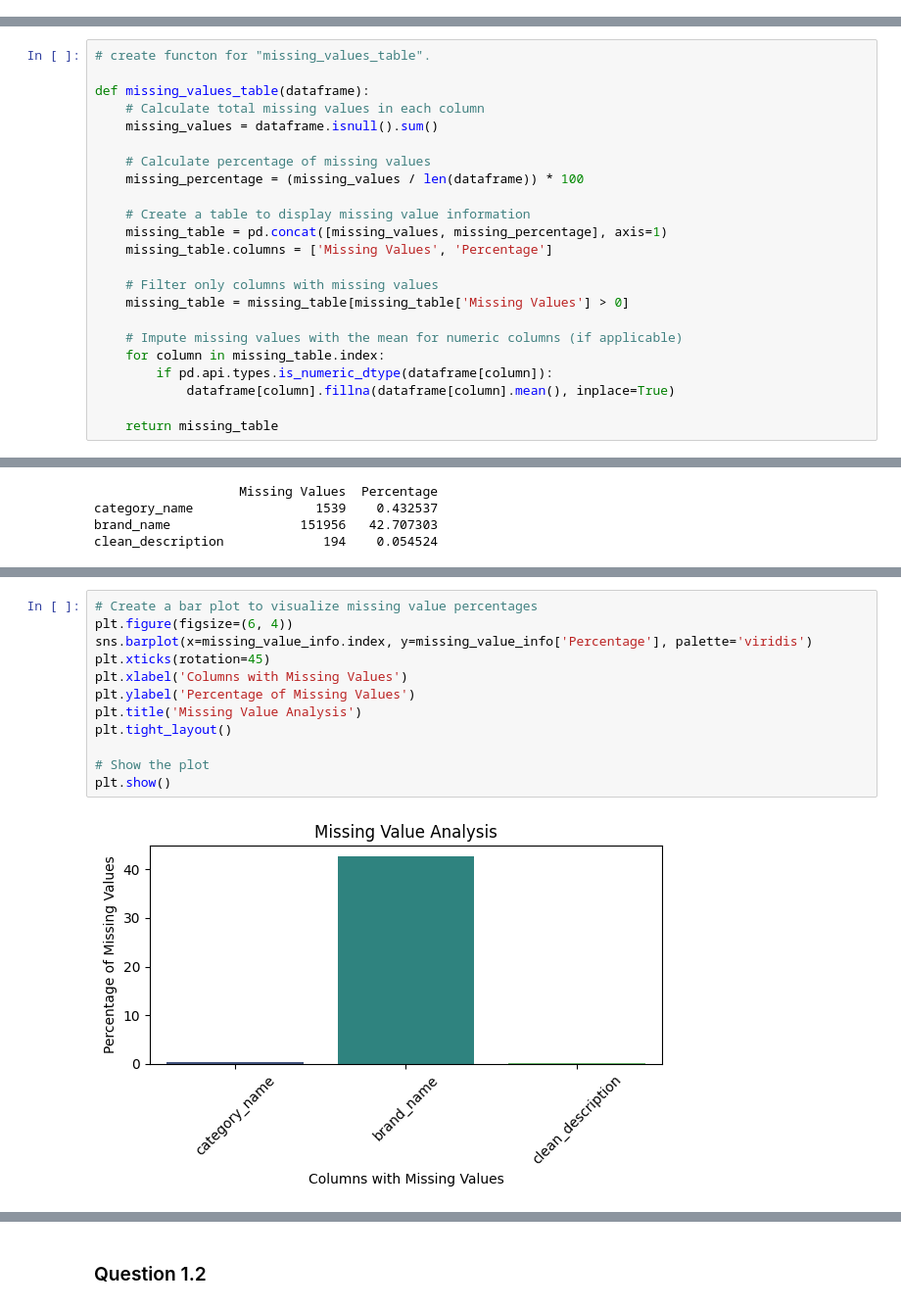
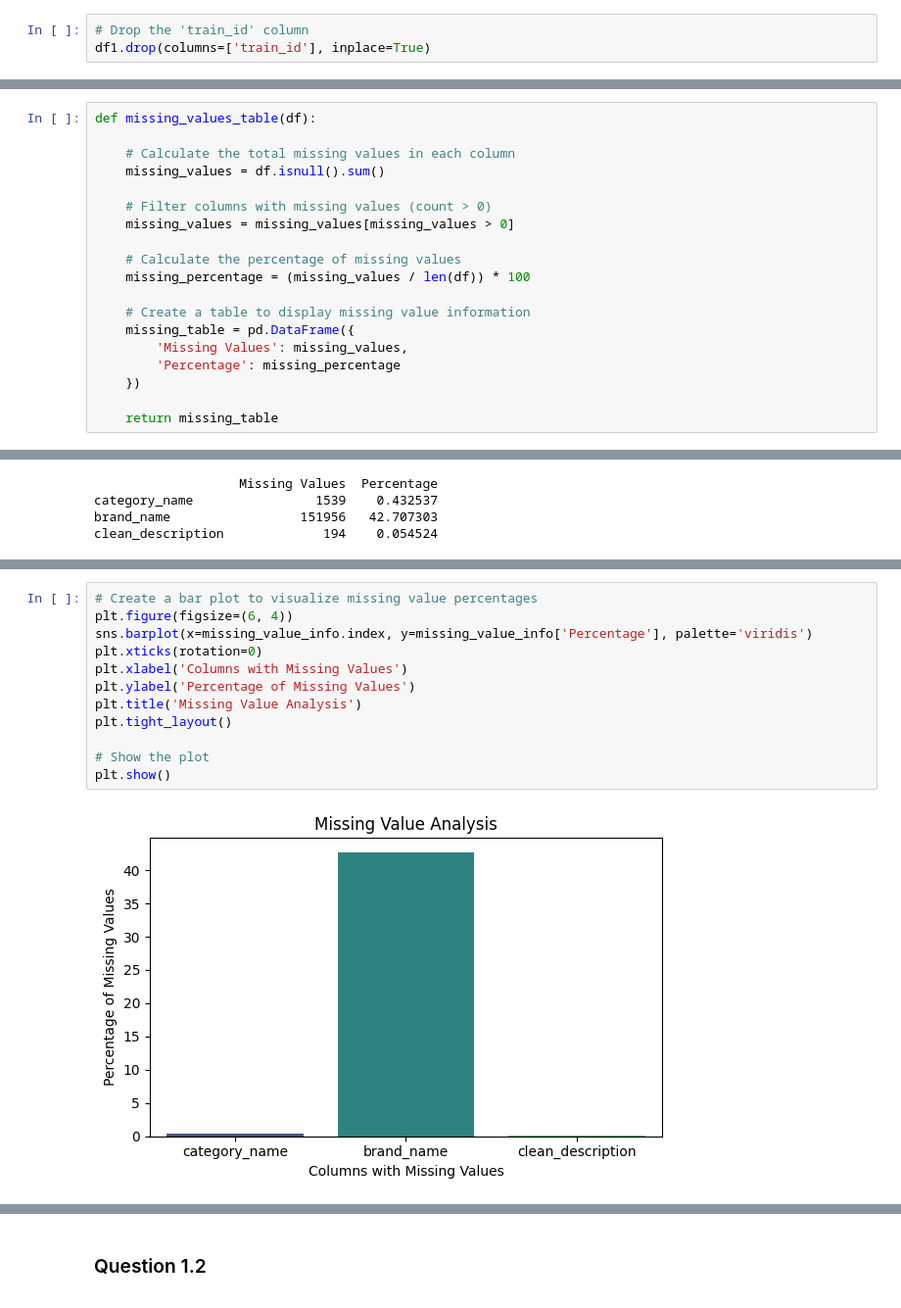
Before and after one commit to art-python/MSDeakin, a Jupyter notebook: SIG742Task2.ipynb, the cells around one changed output, grey strips where cells are left out. Shown at 98% size. Saved outputs shown, nothing was run; the diff lists cells and outputs as text.

```diff
--- a/SIG742Task2.ipynb
+++ b/SIG742Task2.ipynb
@@ -83,3 +122,6 @@ df1 = dataset.copy()
+# %%
+# Drop the 'train_id' column
+df1.drop(columns=['train_id'], inplace=True)
 # %% [markdown]
 ### Question 1.1
 # %% [markdown]
@@ -96,25 +140,21 @@ Answer 1.1
 Let's create a function named as "missing_values_table" which used dataframe as input which returns missing value details.
 # %%
-# create functon for "missing_values_table".
+def missing_values_table(df):
 
-def missing_values_table(dataframe):
-    # Calculate total missing values in each column
-    missing_values = dataframe.isnull().sum()
+    # Calculate the total missing values in each column
+    missing_values = df.isnull().sum()
 
-    # Calculate percentage of missing values
-    missing_percentage = (missing_values / len(dataframe)) * 100
+    # Filter columns with missing values (count > 0)
+    missing_values = missing_values[missing_values > 0]
+
+    # Calculate the percentage of missing values
+    missing_percentage = (missing_values / len(df)) * 100
 
     # Create a table to display missing value information
-    missing_table = pd.concat([missing_values, missing_percentage], axis=1)
-    missing_table.columns = ['Missing Values', 'Percentage']
-
-    # Filter only columns with missing values
-    missing_table = missing_table[missing_table['Missing Values'] > 0]
-
-    # Impute missing values with the mean for numeric columns (if applicable)
-    for column in missing_table.index:
-        if pd.api.types.is_numeric_dtype(dataframe[column]):
-            dataframe[column].fillna(dataframe[column].mean(), inplace=True)
+    missing_table = pd.DataFrame({
+        'Missing Values': missing_values,
+        'Percentage': missing_percentage
+    })
 
     return missing_table
 # %% [markdown]
@@ -131,14 +176,14 @@ clean_description             194    0.054524
 # %%
 # Create a bar plot to visualize missing value percentages
 plt.figure(figsize=(6, 4))
 sns.barplot(x=missing_value_info.index, y=missing_value_info['Percentage'], palette='viridis')
-plt.xticks(rotation=45)
+plt.xticks(rotation=0)
 plt.xlabel('Columns with Missing Values')
 plt.ylabel('Percentage of Missing Values')
 plt.title('Missing Value Analysis')
 plt.tight_layout()
 
 # Show the plot
 plt.show()
 # %% [output]
-[figure, old version]
+[figure, new version]
```
Also changed, not shown: parts of 69 cells of this notebook.
